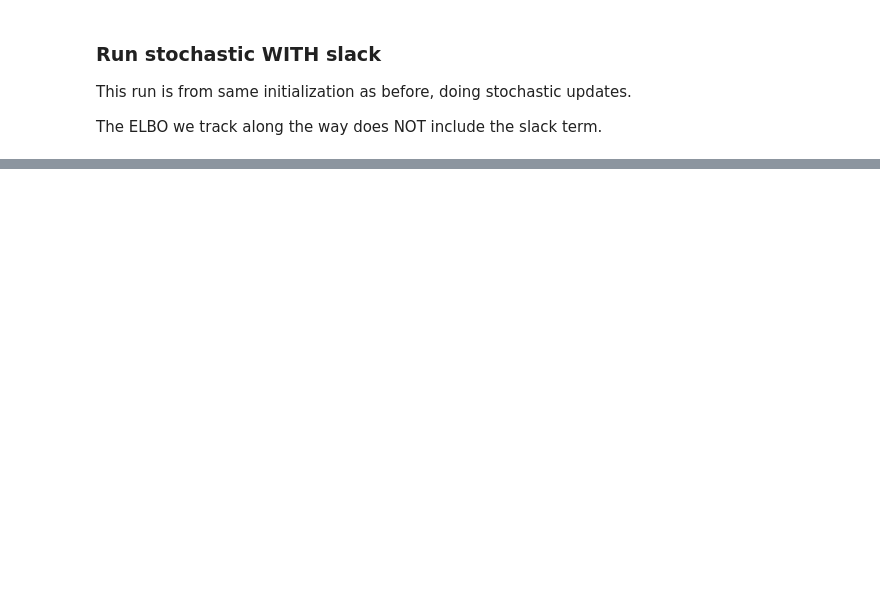
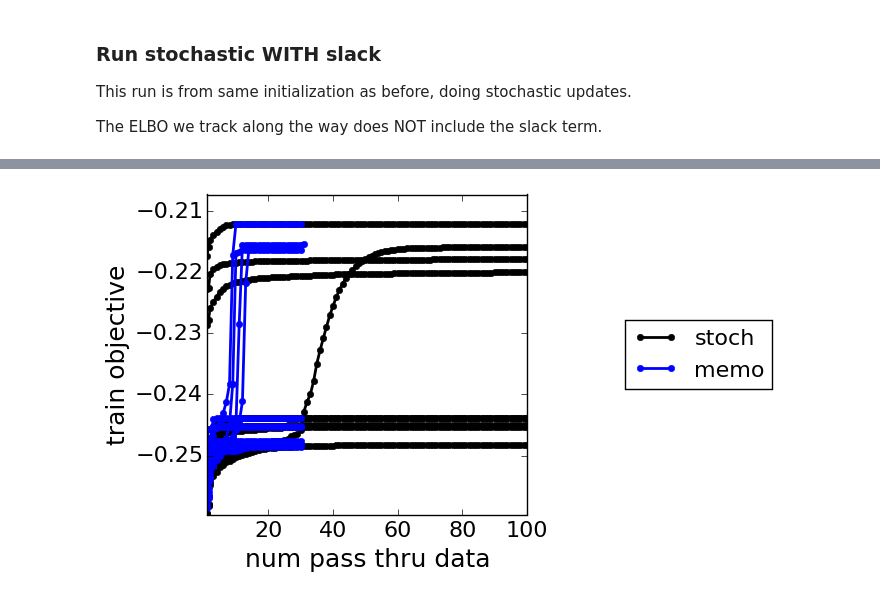
Before and after one commit to co2meal/-bnpy-dev, a Jupyter notebook: demos/ToyBinaryHMM-Stochastic-ELBO.ipynb, the cells around one changed output, grey strips where cells are left out. Drawn from its saved outputs; the diff is of its cells as text; code cells hidden in the pictures; blank space fills up the shorter version.

```diff
--- a/demos/ToyBinaryHMM-Stochastic-ELBO.ipynb
+++ b/demos/ToyBinaryHMM-Stochastic-ELBO.ipynb
@@ -62,9 +72,10 @@ pylab.yticks([0,40,81]);
 # %% [markdown]
 ## Run memoized, as a baseline
 # %%
-bnpy.run(Data, 'HDPHMM', 'Bern', 'moVB', nLap=1000, minLap=300, printEvery=25,
+bnpy.run(Data, 'HDPHMM', 'Bern', 'moVB', nLap=100, minLap=30, printEvery=100,
         K=5, initname='randexamples',
-        jobname='test-alg=memo');
+        nTask=10,
+        jobname='test-model=HDPHMM-alg=memo');
 # %% [output]
 Binary Bar Sequences with 20 true topics.
 Entire Dataset Summary:
@@ -90,10 +101,11 @@ This run is from same initialization as before, doing stochastic updates.
 
 The ELBO we track along the way does NOT include the slack term.
 # %%
-bnpy.run(Data, 'HDPHMM', 'Bern', 'soVB', nLap=1000, minLap=10, printEvery=250,
+bnpy.run(Data, 'HDPHMM', 'Bern', 'soVB', nLap=100, printEvery=100,
         K=5, initname='randexamples',
         useSlackTermsInELBO=1,
-        jobname='test-alg=stochWithSlack');
+        nTask=10,
+        jobname='test-model=HDPHMM-alg=stochWithSlack');
 # %% [output]
 Binary Bar Sequences with 20 true topics.
 Entire Dataset Summary:
@@ -119,5 +126,0 @@ This run is from same initialization as before, doing all the same updates. The
-# %%
-bnpy.run(Data, 'HDPHMM', 'Bern', 'soVB', nLap=1000, minLap=10, printEvery=250,
-        K=5, initname='randexamples',
-        useSlackTermsInELBO=0,
-        jobname='test-alg=stochWithoutSlack');
@@ -152,5 +126,0 @@ We can see the standard fixed truncation memoized alg (magenta) hiding under the
-# %%
-bnpy.viz.PlotTrace.Colors = ['m', 'k', 'r']
-bnpy.viz.PlotELBO.plotJobsThatMatch('SeqOfBinBars9x9/test-*',
-                                   loc='center right', bbox_to_anchor=(2.5, 0.5));
-pylab.ylim([-0.3, -.2])
@@ -159,0 +131,8 @@ pylab.ylim([-0.3, -.2])
+# %%
+jobList = ['SeqOfBinBars9x9/test-model=HDPHMM-alg=stochWithSlack',
+           'SeqOfBinBars9x9/test-model=HDPHMM-alg=memo']
+bnpy.viz.PlotELBO.plotJobs(jobList, ['stoch', 'memo'],
+                           loc='center right', bbox_to_anchor=(1.8, 0.5));
+pylab.xlim([1, 100]);
+# %% [output]
+[figure, added]
```
Also changed, not shown: parts of 8 cells of this notebook, 2 other files.
